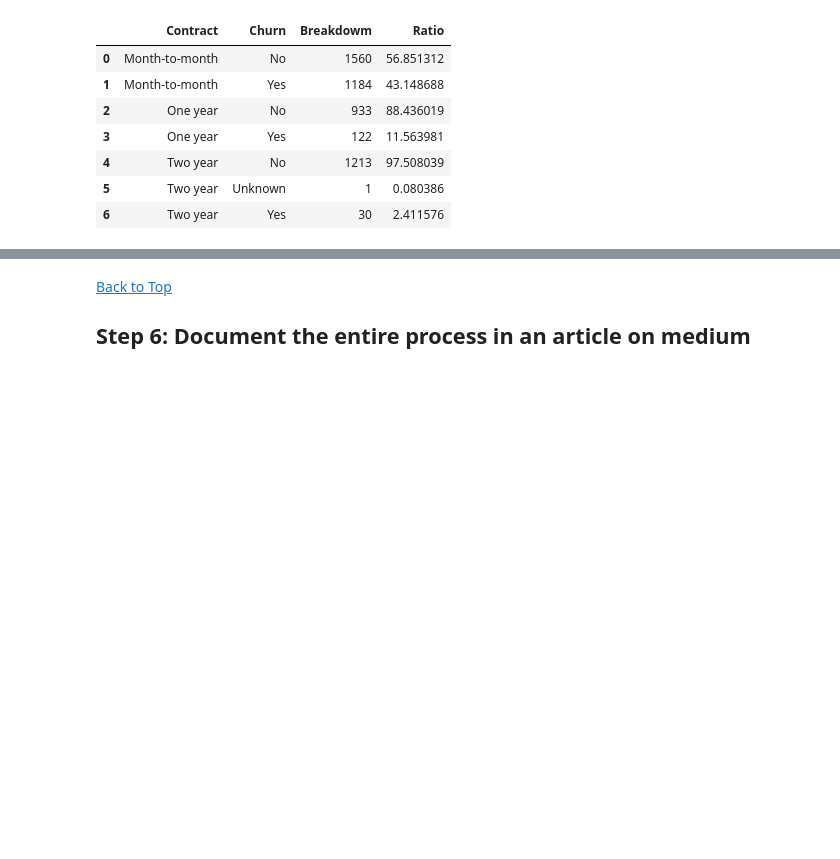
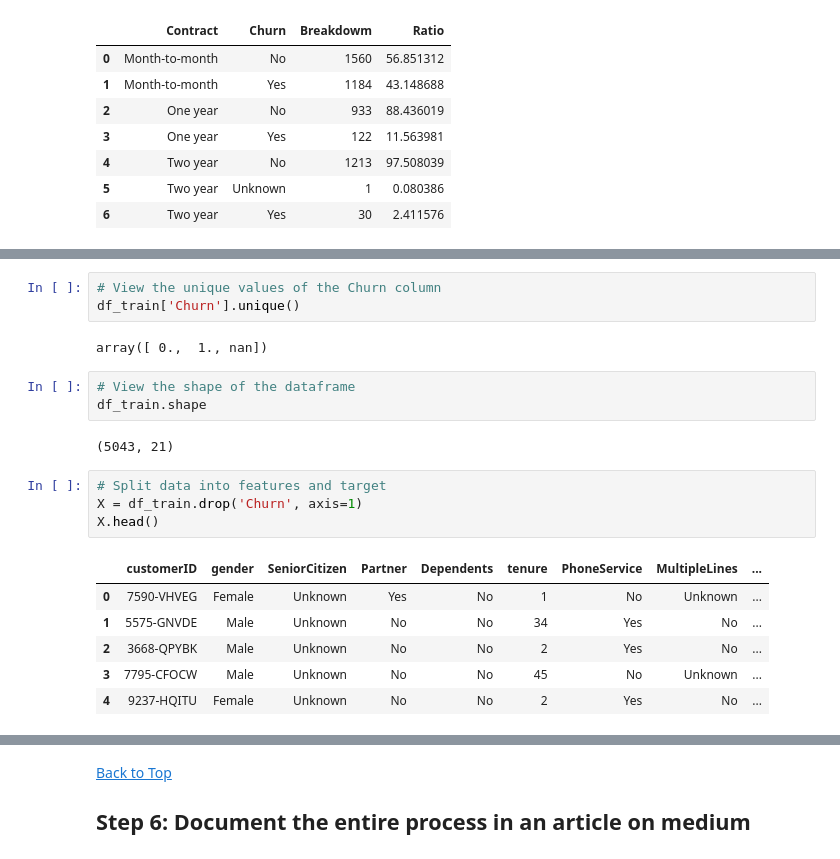
Before and after one commit to worlakuma/Machine-Learning-Prediction-Model-for-a-Telecommunications-Provider, a Jupyter notebook: notebooks/LP2_Marchine_Learning_Project.ipynb, the cells around one changed output, grey strips where cells are left out. Cells and saved outputs as stored; diff of their text form; blank space fills up the shorter version.

```diff
--- a/notebooks/LP2_Marchine_Learning_Project.ipynb
+++ b/notebooks/LP2_Marchine_Learning_Project.ipynb
@@ -1081,0 +1266,21 @@ Use .predict method .predict_proba()
+# %%
+# View the unique values of the Churn column
+df_train['Churn'].unique()
+# %% [output]
+array([ 0.,  1., nan])
+# %%
+# View the shape of the dataframe
+df_train.shape
+# %% [output]
+(5043, 21)
+# %%
+# Split data into features and target
+X = df_train.drop('Churn', axis=1)
+X.head()
+# %% [output]
+|  | customerID | gender | SeniorCitizen | Partner | Dependents | tenure | PhoneService | MultipleLines | ... |
+| 0 | 7590-VHVEG | Female | Unknown | Yes | No | 1 | No | Unknown | ... |
+| 1 | 5575-GNVDE | Male | Unknown | No | No | 34 | Yes | No | ... |
+| 2 | 3668-QPYBK | Male | Unknown | No | No | 2 | Yes | No | ... |
+| 3 | 7795-CFOCW | Male | Unknown | No | No | 45 | No | Unknown | ... |
+| 4 | 9237-HQITU | Female | Unknown | No | No | 2 | Yes | No | ... |
```
Also changed, not shown: parts of 50 cells of this notebook, 5 other files.
